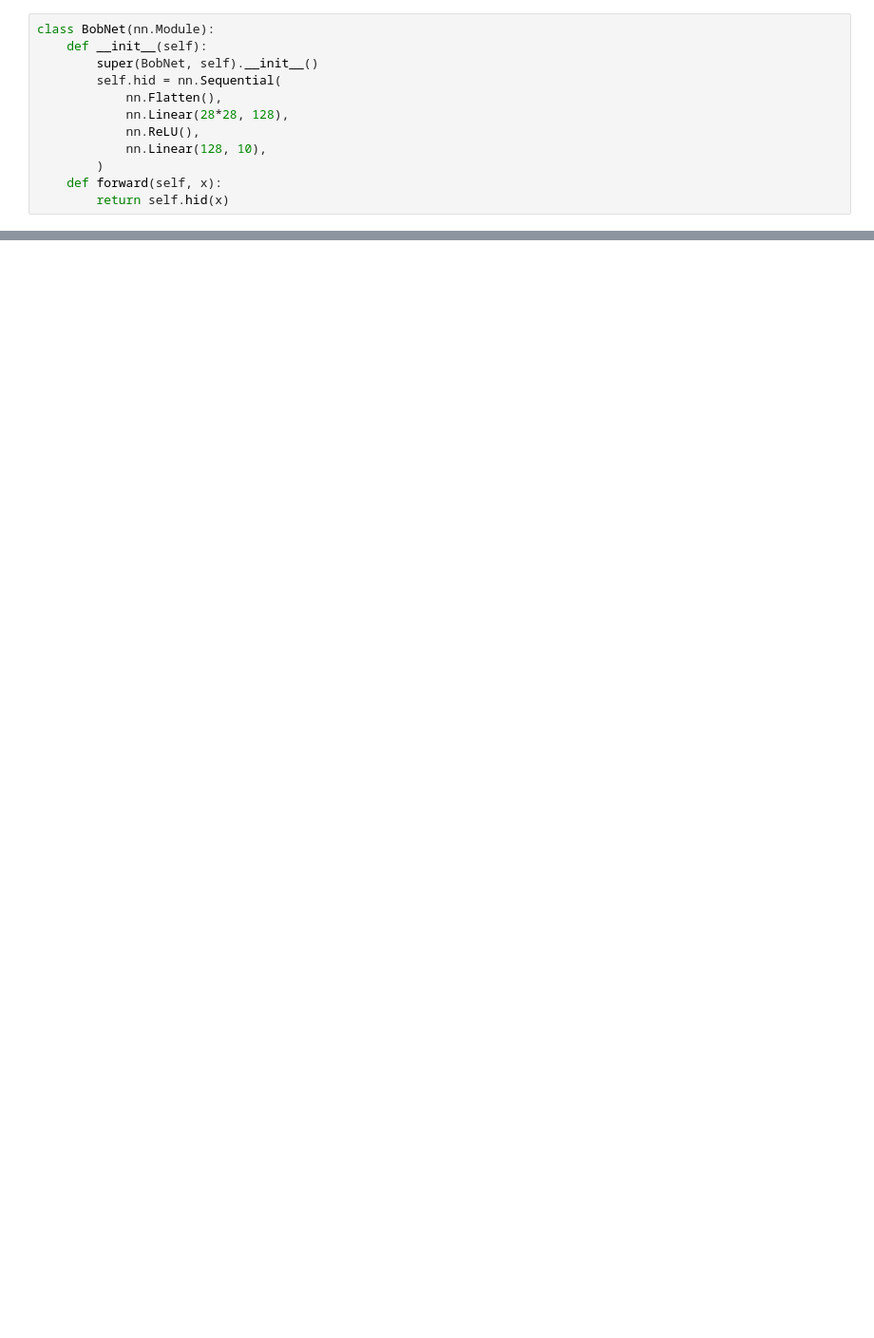
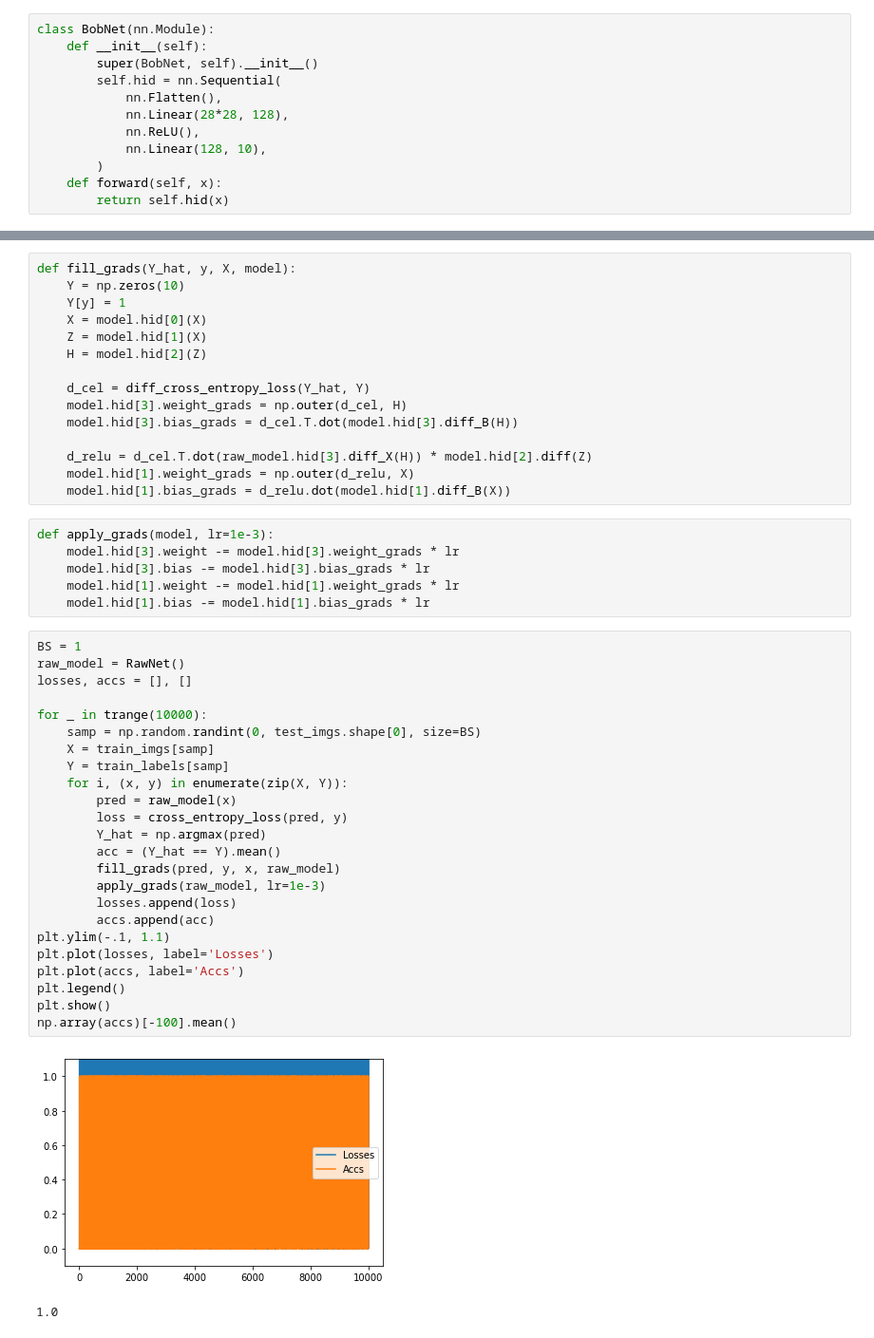
Before and after one commit to hipniusF/raw_np_mnist, a Jupyter notebook: raw.ipynb, the cells around one changed output, grey strips where cells are left out. Shown at 95% size. Saved outputs shown, nothing was run; the diff lists cells and outputs as text; blank space fills up the shorter version.

```diff
--- a/raw.ipynb
+++ b/raw.ipynb
@@ -183,0 +248,48 @@ raw_model.hid[1].weight.shape
+# %%
+def fill_grads(Y_hat, y, X, model):
+    Y = np.zeros(10)
+    Y[y] = 1
+    X = model.hid[0](X)
+    Z = model.hid[1](X)
+    H = model.hid[2](Z)
+
+    d_cel = diff_cross_entropy_loss(Y_hat, Y)
+    model.hid[3].weight_grads = np.outer(d_cel, H)
+    model.hid[3].bias_grads = d_cel.T.dot(model.hid[3].diff_B(H))
+
+    d_relu = d_cel.T.dot(raw_model.hid[3].diff_X(H)) * model.hid[2].diff(Z)
+    model.hid[1].weight_grads = np.outer(d_relu, X)
+    model.hid[1].bias_grads = d_relu.dot(model.hid[1].diff_B(X))
+# %%
+def apply_grads(model, lr=1e-3):
+    model.hid[3].weight -= model.hid[3].weight_grads * lr
+    model.hid[3].bias -= model.hid[3].bias_grads * lr
+    model.hid[1].weight -= model.hid[1].weight_grads * lr
+    model.hid[1].bias -= model.hid[1].bias_grads * lr
+# %%
+BS = 1
+raw_model = RawNet()
+losses, accs = [], []
+
+for _ in trange(10000):
+    samp = np.random.randint(0, test_imgs.shape[0], size=BS)
+    X = train_imgs[samp]
+    Y = train_labels[samp]
+    for i, (x, y) in enumerate(zip(X, Y)):
+        pred = raw_model(x)
+        loss = cross_entropy_loss(pred, y)
+        Y_hat = np.argmax(pred)
+        acc = (Y_hat == Y).mean()
+        fill_grads(pred, y, x, raw_model)
+        apply_grads(raw_model, lr=1e-3)
+        losses.append(loss)
+        accs.append(acc)
+plt.ylim(-.1, 1.1)
+plt.plot(losses, label='Losses')
+plt.plot(accs, label='Accs')
+plt.legend()
+plt.show()
+np.array(accs)[-100].mean()
+# %% [output]
+[figure, added]
+1.0
```
Also changed, not shown: parts of 12 cells of this notebook, 1 other file.
